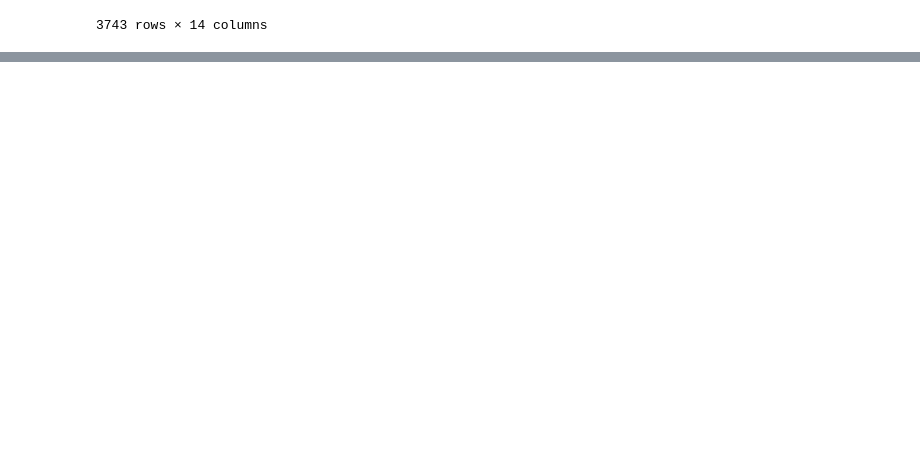
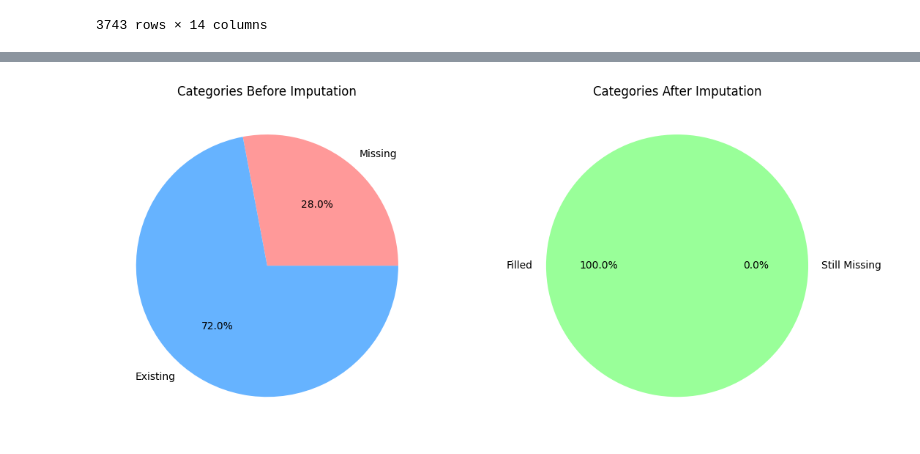
Before and after one commit to MarouaHY/book-recommender, a Jupyter notebook: text-classification.ipynb, the cells around one changed output, grey strips where cells are left out. Saved outputs shown, nothing was run; the diff lists cells and outputs as text; code cells hidden in the pictures; blank space fills up the shorter version.

```diff
--- a/text-classification.ipynb
+++ b/text-classification.ipynb
@@ -132,0 +346,18 @@ books[~(books["simple_categories"].isna())]
+# %%
+isbns = []                # Will store book ISBNs
+predicted_cats = []       # Will store model's predictions
+# %%
+missing_cats = books.loc[books["simple_categories"].isna(),
+                        ["isbn13", "description"]].reset_index(drop=True)
+#Filters rows where category is missing  then Selects only ISBN and description columns and Resets row numbering (0, 1, 2...)
+# %%
+for i in tqdm(range(0, len(missing_cats))): # Processes each book with missing category:
+
+    sequence = missing_cats["description"][i]  # Get i-th book description
+    predicted_cats += [generate_predictions(sequence, fiction_categories)]  # Predict
+    isbns += [missing_cats["isbn13"][i]]      # Store corresponding ISBN
+# %%
+missing_predicted_df = pd.DataFrame({
+    "isbn13": isbns,
+    "predicted_categories": predicted_cats
+})
@@ -132,0 +380,33 @@ books[~(books["simple_categories"].isna())]
+# %%
+import matplotlib.pyplot as plt
+
+# Before imputation
+missing_before = books["simple_categories"].isna().sum()
+
+# After imputation (temporary column)
+books_temp = pd.merge(books, missing_predicted_df, on="isbn13", how="left")
+books_temp["filled_categories"] = np.where(
+    books_temp["simple_categories"].isna(),
+    books_temp["predicted_categories"],
+    books_temp["simple_categories"]
+)
+missing_after = books_temp["filled_categories"].isna().sum()
+
+# Plot
+fig, ax = plt.subplots(1, 2, figsize=(12, 5))
+ax[0].pie([missing_before, len(books)-missing_before],
+         labels=['Missing', 'Existing'],
+         autopct='%1.1f%%',
+         colors=['#ff9999','#66b3ff'])
+ax[0].set_title('Categories Before Imputation')
+
+ax[1].pie([missing_after, len(books)-missing_after],
+         labels=['Still Missing', 'Filled'],
+         autopct='%1.1f%%',
+         colors=['#ff9999','#99ff99'])
+ax[1].set_title('Categories After Imputation')
+
+plt.tight_layout()
+plt.show()
+# %% [output]
+[figure, added]
```
Also changed, not shown: parts of 25 cells of this notebook, 1 other file.
